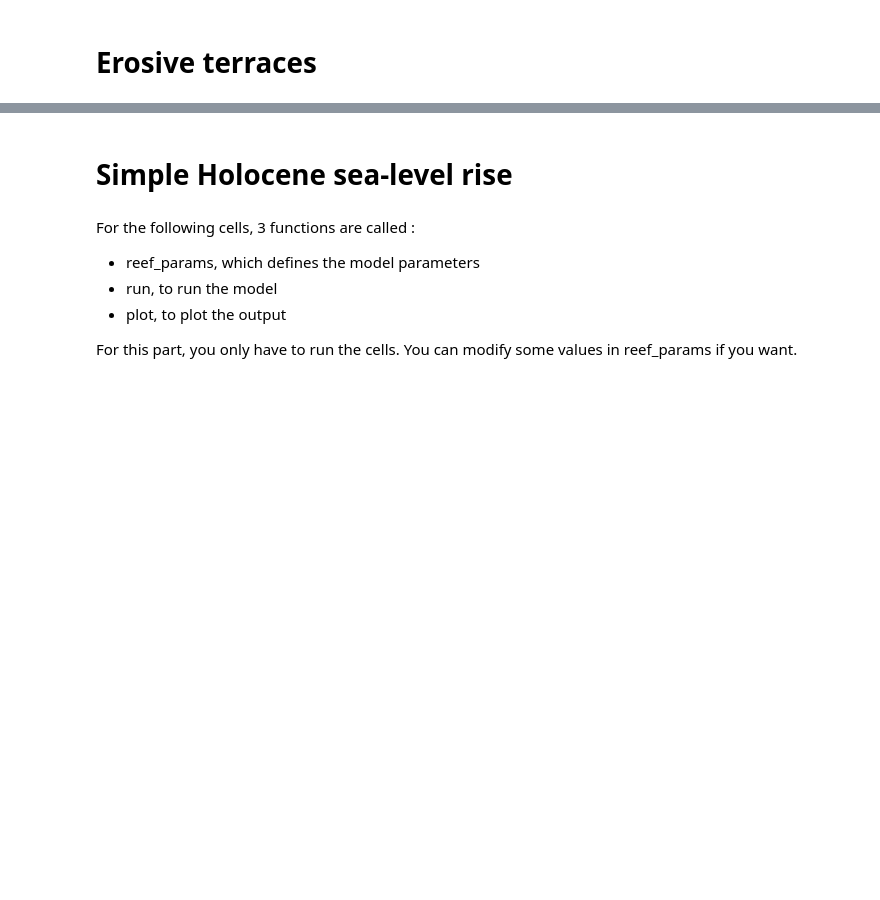
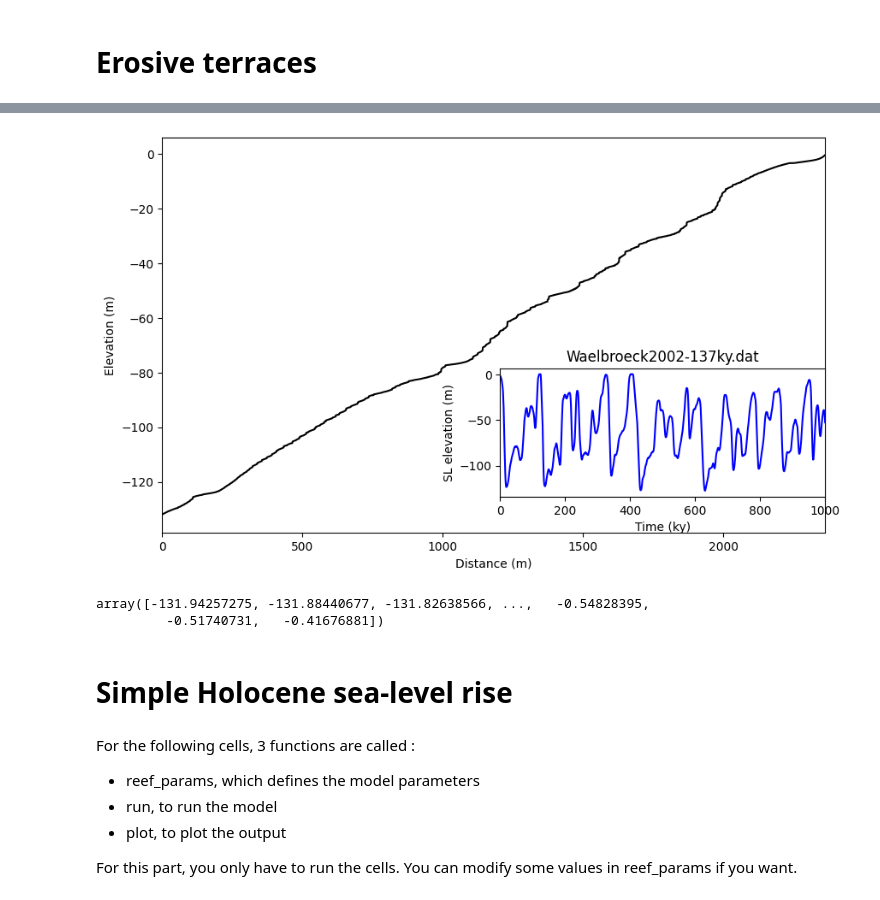
Before and after one commit to YBoucharat/TP_Coral_2024, a Jupyter notebook: REEF/Run_REEF.ipynb, the cells around one changed output, grey strips where cells are left out. Drawn from its saved outputs; the diff is of its cells as text; code cells hidden in the pictures; blank space fills up the shorter version.

```diff
--- a/REEF/Run_REEF.ipynb
+++ b/REEF/Run_REEF.ipynb
@@ -218,3 +249,34 @@ Duration 0:00:03.207577
+# %%
+#ds_out
+import matplotlib.pyplot as plt
+dico = Dicos()
+
+t, e = readfile(dico.path_SLcurves+'Bintanja2005.dat')
+
+# Create the main plot
+fig, ax = plt.subplots(figsize=(10,6))
+profile = ds_out.profile__z[np.where(init_slope != ds_out.profile__z)].values
+ax.plot(profile, color='black')
+plt.xlabel('Distance (m)')
+plt.ylabel('Elevation (m)')
+plt.xlim(0, len(profile))
+#ax.set_title('Main Plot')
+
+# Add an inset plot
+inset_ax = fig.add_axes([0.52, 0.18, 0.38, 0.25])  # [left, bottom, width, height]
+inset_ax.plot(t, e, color='blue')
+inset_ax.set_title(ds_out.SLstory__RSLin.values)
+inset_ax.set_xlim(0, max(t))
+inset_ax.set_xlabel('Time (ky)')
+inset_ax.set_ylabel('SL elevation (m)')
+plt.show()
+# %% [output]
+[figure, added]
+# %%
+profile
+# %% [output]
+array([-131.94257275, -131.88440677, -131.82638566, ...,   -0.54828395,
+         -0.51740731,   -0.41676881])
 # %% [markdown]
 # Simple Holocene sea-level rise
 # %% [markdown]
```
Also changed, not shown: parts of 5 cells of this notebook.
